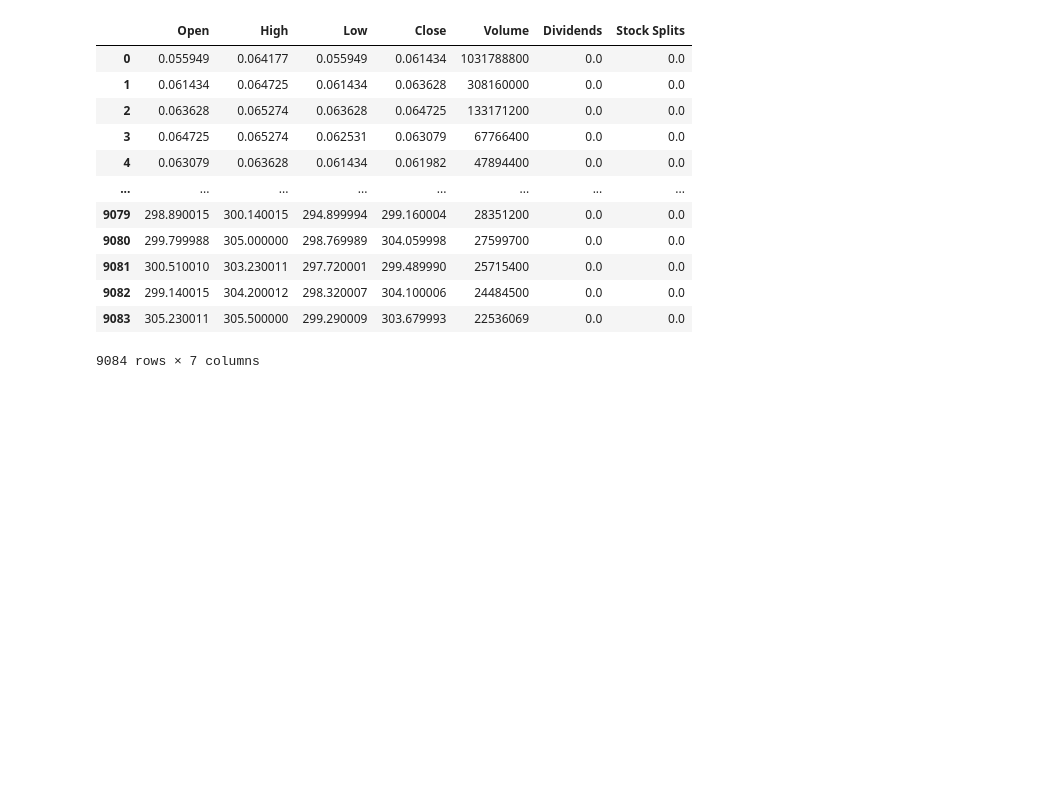
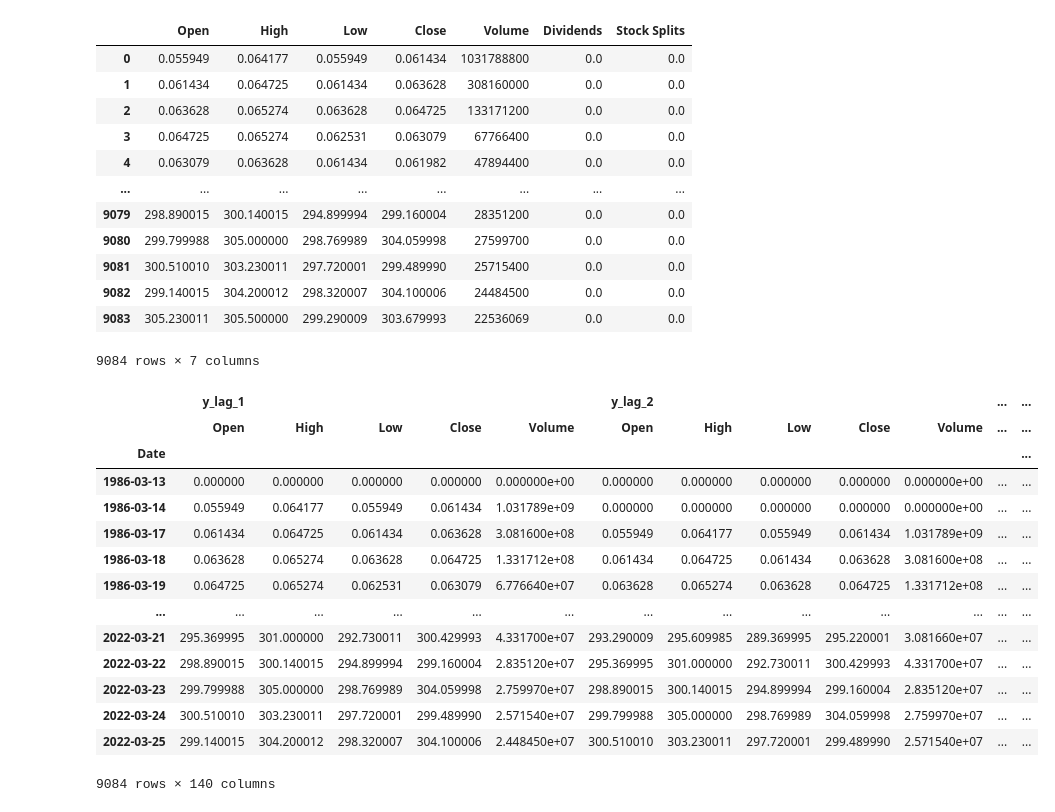
Before and after one commit to levflevine/stocks_time_series, a Jupyter notebook: Stock_Time_Series.ipynb, the cells around one changed output. Saved outputs shown, nothing was run; the diff lists cells and outputs as text; code cells hidden in the pictures; blank space fills up the shorter version.

```diff
--- a/Stock_Time_Series.ipynb
+++ b/Stock_Time_Series.ipynb
@@ -93,3 +94,44 @@ df_hist
 | 9082 | 299.140015 | 304.200012 | 298.320007 | 304.100006 | 24484500 | 0.0 | 0.0 |
 | 9083 | 305.230011 | 305.500000 | 299.290009 | 303.679993 | 22536069 | 0.0 | 0.0 |
 9084 rows × 7 columns
+# %%
+def make_lags(ts, lags, lead_time=1):
+    return pd.concat(
+        {
+            f'y_lag_{i}': ts.shift(i)
+            for i in range(lead_time, lags + lead_time)
+        },
+        axis=1)
+
+def make_multistep_target(ts, steps):
+    return pd.concat(
+        {f'y_step_{i + 1}': ts.shift(-i)
+         for i in range(steps)},
+        axis=1)
+# %%
+# looking at a 28-day stock history
+lags = 28
+
+# looking at a 2-day stock forecast
+steps = 2
+# %%
+# Number of weeks of lag features
+y = history.drop(columns=['Dividends', 'Stock Splits'])
+X = make_lags(y, lags=lags).fillna(0.0)
+X
+# %% [output]
+|  | y_lag_1 |  |  |  |  | y_lag_2 |  |  |  |  | ... | ... |
+|  | Open | High | Low | Close | Volume | Open | High | Low | Close | Volume | ... | ... |
+| Date |  |  |  |  |  |  |  |  |  |  |  | ... |
+| 1986-03-13 | 0.000000 | 0.000000 | 0.000000 | 0.000000 | 0.000000e+00 | 0.000000 | 0.000000 | 0.000000 | 0.000000 | 0.000000e+00 | ... | ... |
+| 1986-03-14 | 0.055949 | 0.064177 | 0.055949 | 0.061434 | 1.031789e+09 | 0.000000 | 0.000000 | 0.000000 | 0.000000 | 0.000000e+00 | ... | ... |
+| 1986-03-17 | 0.061434 | 0.064725 | 0.061434 | 0.063628 | 3.081600e+08 | 0.055949 | 0.064177 | 0.055949 | 0.061434 | 1.031789e+09 | ... | ... |
+| 1986-03-18 | 0.063628 | 0.065274 | 0.063628 | 0.064725 | 1.331712e+08 | 0.061434 | 0.064725 | 0.061434 | 0.063628 | 3.081600e+08 | ... | ... |
+| 1986-03-19 | 0.064725 | 0.065274 | 0.062531 | 0.063079 | 6.776640e+07 | 0.063628 | 0.065274 | 0.063628 | 0.064725 | 1.331712e+08 | ... | ... |
+| ... | ... | ... | ... | ... | ... | ... | ... | ... | ... | ... | ... | ... |
+| 2022-03-21 | 295.369995 | 301.000000 | 292.730011 | 300.429993 | 4.331700e+07 | 293.290009 | 295.609985 | 289.369995 | 295.220001 | 3.081660e+07 | ... | ... |
+| 2022-03-22 | 298.890015 | 300.140015 | 294.899994 | 299.160004 | 2.835120e+07 | 295.369995 | 301.000000 | 292.730011 | 300.429993 | 4.331700e+07 | ... | ... |
+| 2022-03-23 | 299.799988 | 305.000000 | 298.769989 | 304.059998 | 2.759970e+07 | 298.890015 | 300.140015 | 294.899994 | 299.160004 | 2.835120e+07 | ... | ... |
+| 2022-03-24 | 300.510010 | 303.230011 | 297.720001 | 299.489990 | 2.571540e+07 | 299.799988 | 305.000000 | 298.769989 | 304.059998 | 2.759970e+07 | ... | ... |
+| 2022-03-25 | 299.140015 | 304.200012 | 298.320007 | 304.100006 | 2.448450e+07 | 300.510010 | 303.230011 | 297.720001 | 299.489990 | 2.571540e+07 | ... | ... |
+9084 rows × 140 columns
```
Also changed, not shown: parts of 6 cells of this notebook.
